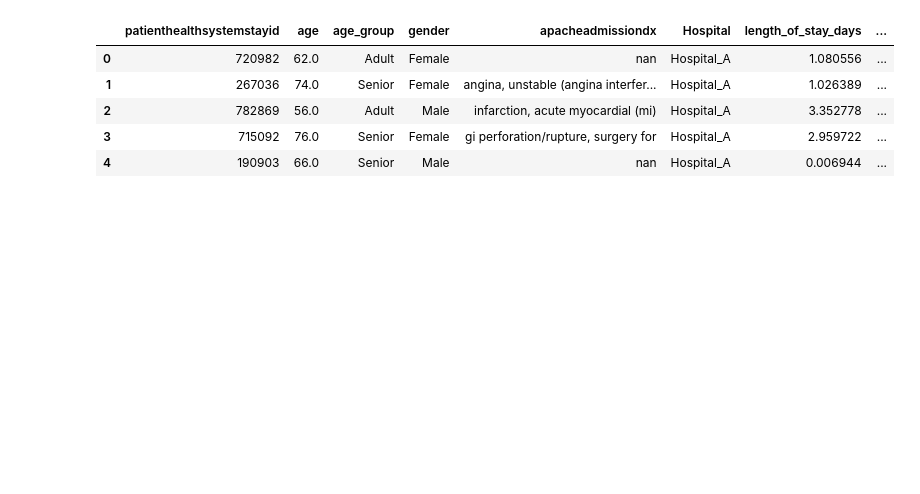
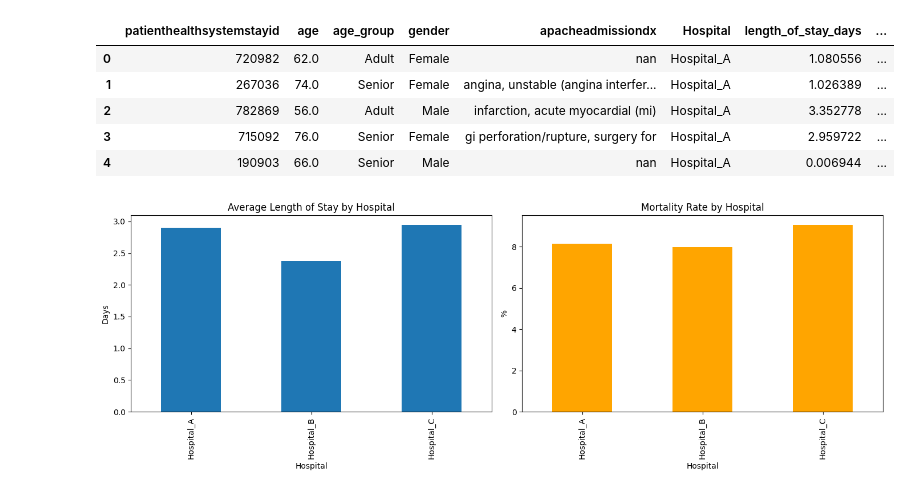
Before and after one commit to RanaAAAli/EHR-Data-Analysis-Project, a Jupyter notebook: Healthcare_EHR_Data_Analysis.ipynb, the cells around one changed output. Saved outputs shown, nothing was run; the diff lists cells and outputs as text; code cells hidden in the pictures; blank space fills up the shorter version.

```diff
--- a/Healthcare_EHR_Data_Analysis.ipynb
+++ b/Healthcare_EHR_Data_Analysis.ipynb
@@ -497,3 +497,31 @@ doctor_view
 | 2 | 782869 | 56.0 | Adult | Male | infarction, acute myocardial (mi) | Hospital_A | 3.352778 | ... |
 | 3 | 715092 | 76.0 | Senior | Female | gi perforation/rupture, surgery for | Hospital_A | 2.959722 | ... |
 | 4 | 190903 | 66.0 | Senior | Male | nan | Hospital_A | 0.006944 | ... |
+# %%
+import matplotlib.pyplot as plt
+
+fig, ax = plt.subplots(1, 2, figsize=(14,5))
+
+# Average LOS per hospital
+df_final.groupby("Hospital")["length_of_stay_days"].mean().plot(
+    kind="bar",
+    ax=ax[0],
+    title="Average Length of Stay by Hospital"
+)
+ax[0].set_ylabel("Days")
+
+# Mortality rate per hospital
+df_final.groupby("Hospital")["hospitaldischargestatus"].apply(
+    lambda x: (x == "Expired").mean() * 100
+).plot(
+    kind="bar",
+    ax=ax[1],
+    title="Mortality Rate by Hospital",
+    color="orange"
+)
+ax[1].set_ylabel("%")
+
+plt.tight_layout()
+plt.show()
+# %% [output]
+[figure, added]
```
Also changed, not shown: parts of 7 cells of this notebook.
